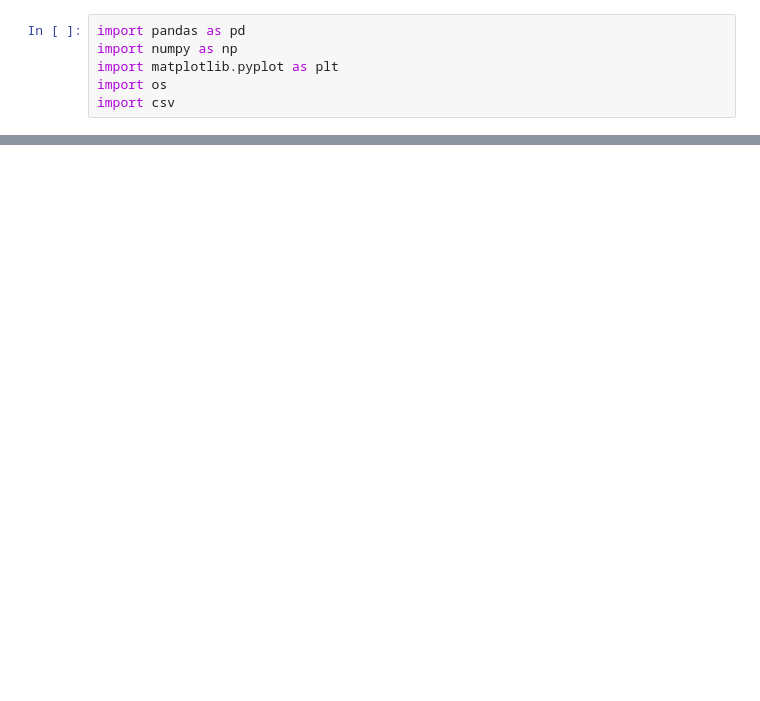
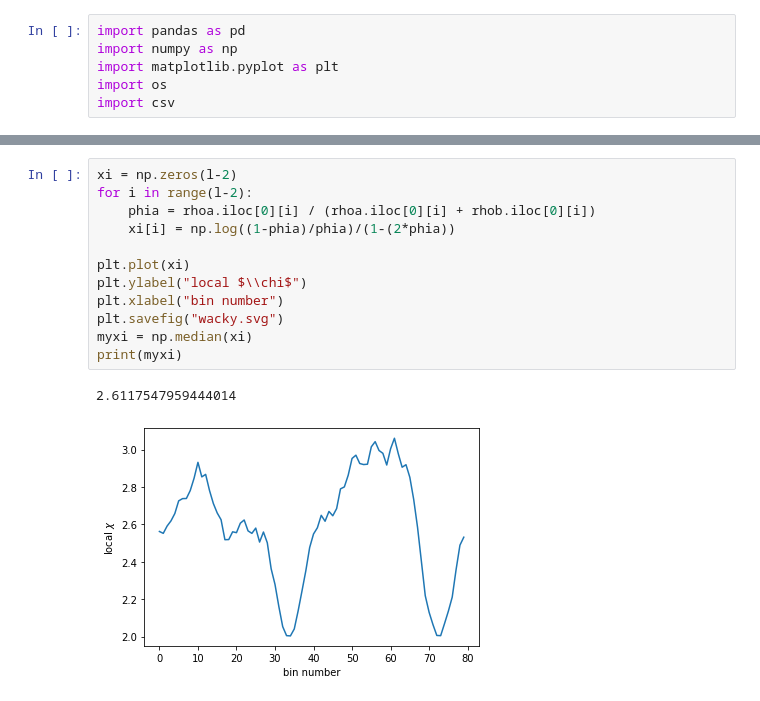
Before and after one commit to ErikNij/PBSAssignment3, a Jupyter notebook: Plotter.ipynb, the cells around one changed output, grey strips where cells are left out. Drawn from its saved outputs; the diff is of its cells as text; blank space fills up the shorter version.

```diff
--- a/Plotter.ipynb
+++ b/Plotter.ipynb
@@ -18,0 +59,15 @@ plt.savefig("EnergyFig.svg")
+# %%
+xi = np.zeros(l-2)
+for i in range(l-2):
+    phia = rhoa.iloc[0][i] / (rhoa.iloc[0][i] + rhob.iloc[0][i])
+    xi[i] = np.log((1-phia)/phia)/(1-(2*phia))
+
+plt.plot(xi)
+plt.ylabel("local $\\chi$")
+plt.xlabel("bin number")
+plt.savefig("wacky.svg")
+myxi = np.median(xi)
+print(myxi)
+# %% [output]
+2.6117547959444014
+[figure, added]
```
Also changed, not shown: parts of 5 cells of this notebook, 32 other files.
